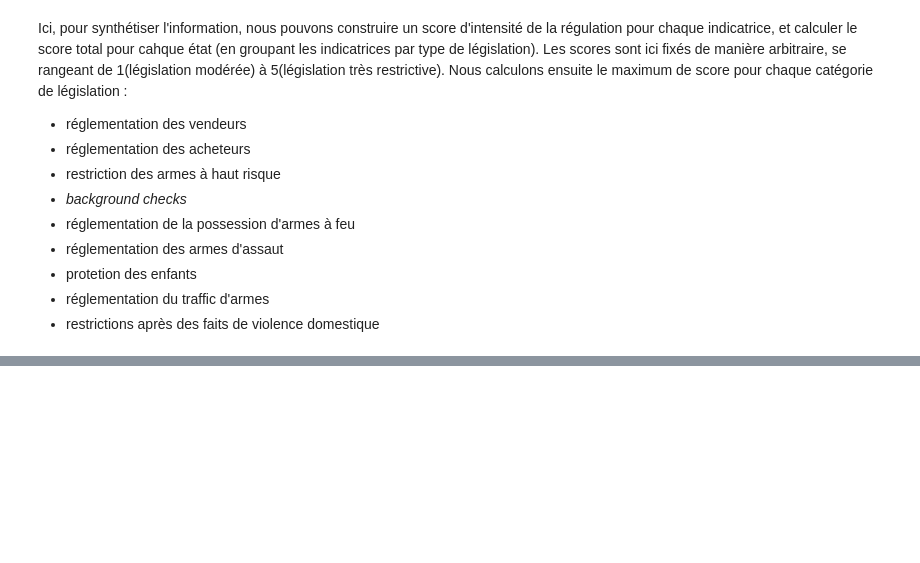
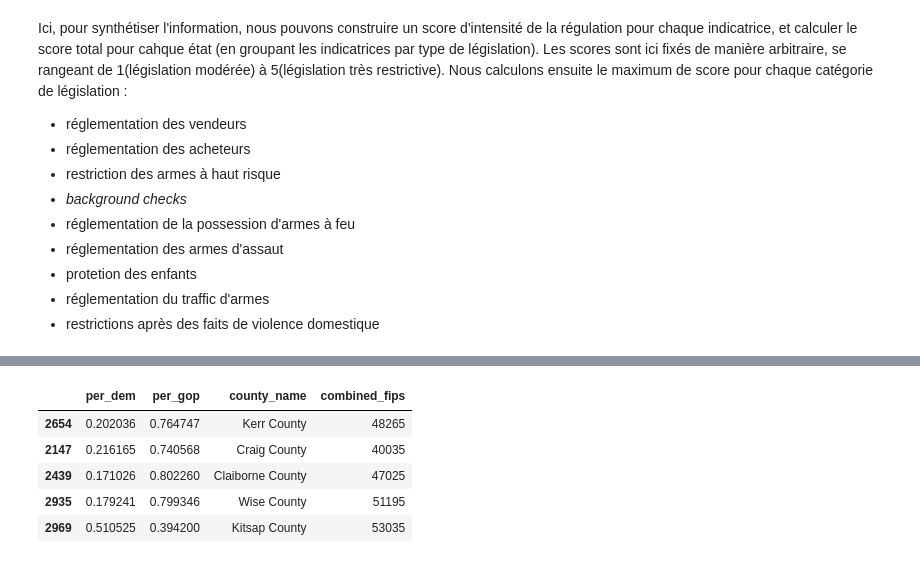
Before and after one commit to eleroux46/gun_violence, a Jupyter notebook: traitements_donnes.ipynb, the cells around one changed output, grey strips where cells are left out. Saved outputs shown, nothing was run; the diff lists cells and outputs as text; code cells hidden in the pictures; blank space fills up the shorter version.

```diff
--- a/traitements_donnes.ipynb
+++ b/traitements_donnes.ipynb
@@ -609,0 +596,13 @@ bg_checks_db
+# %%
+vote_db = pd.read_csv('https://raw.githubusercontent.com/tonmcg/US_County_Level_Election_Results_08-20/master/2016_US_County_Level_Presidential_Results.csv')
+vote_db= vote_db[['per_dem', 'per_gop', 'county_name', 'combined_fips']]
+vote_db['combined_fips'] = vote_db['combined_fips'].astype(str)
+vote_db['combined_fips'] = vote_db['combined_fips'].apply(lambda x: x.zfill(5))
+vote_db.sample(5)
+# %% [output]
+|  | per_dem | per_gop | county_name | combined_fips |
+| 2654 | 0.202036 | 0.764747 | Kerr County | 48265 |
+| 2147 | 0.216165 | 0.740568 | Craig County | 40035 |
+| 2439 | 0.171026 | 0.802260 | Claiborne County | 47025 |
+| 2935 | 0.179241 | 0.799346 | Wise County | 51195 |
+| 2969 | 0.510525 | 0.394200 | Kitsap County | 53035 |
```
Also changed, not shown: parts of 33 cells of this notebook.
